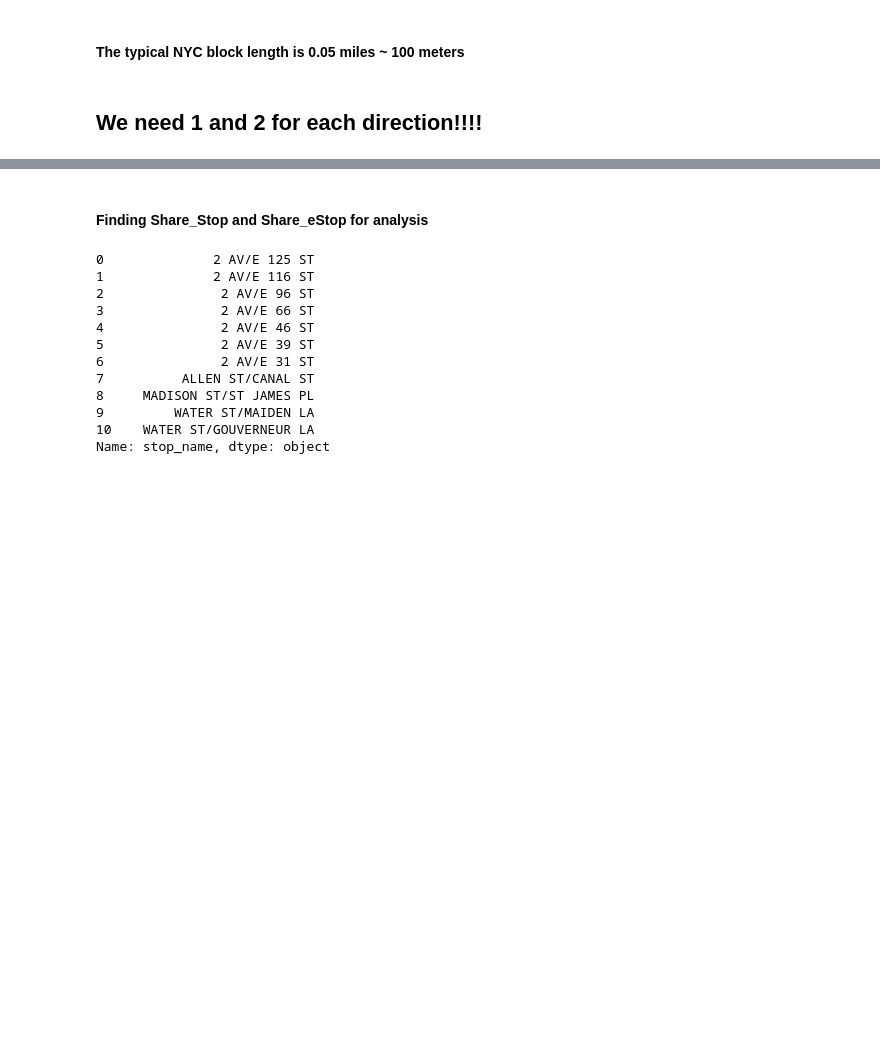
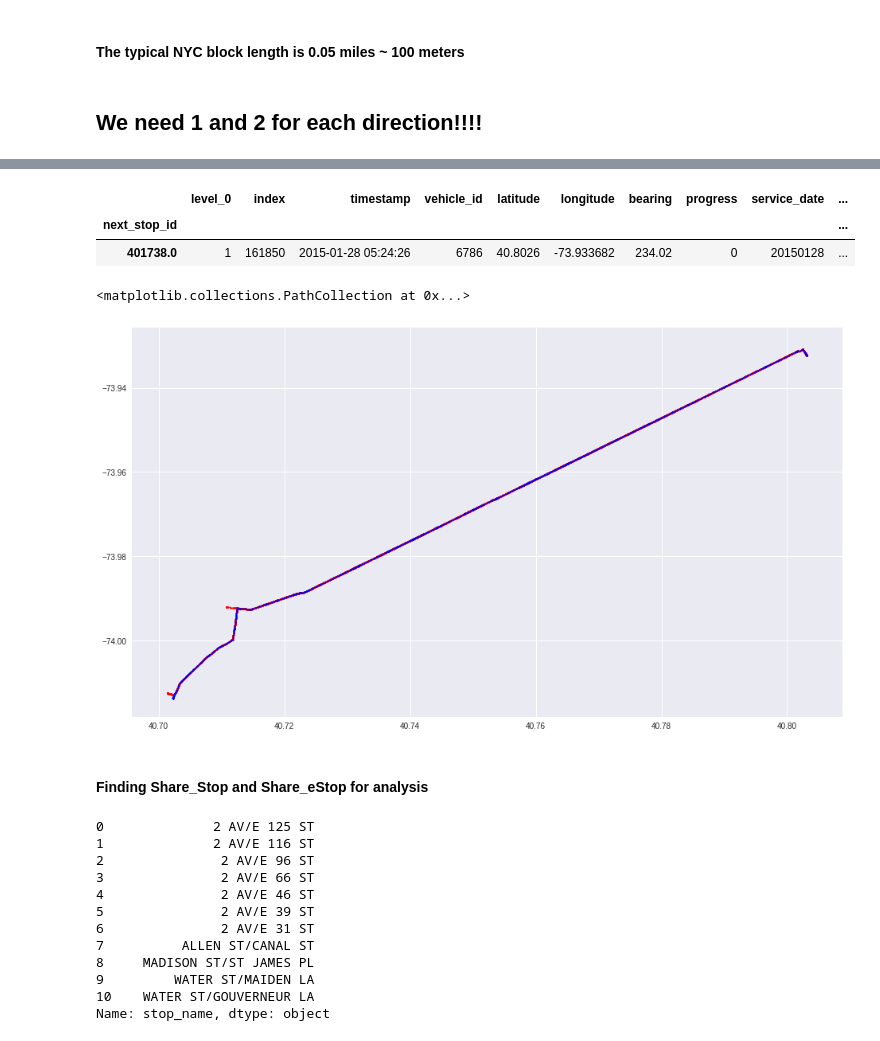
Before and after one commit to parthshah93/ads_2017, a Jupyter notebook: bustime_parth3.ipynb, the cells around one changed output, grey strips where cells are left out. Saved outputs shown, nothing was run; the diff lists cells and outputs as text; code cells hidden in the pictures; blank space fills up the shorter version.

```diff
--- a/bustime_parth3.ipynb
+++ b/bustime_parth3.ipynb
@@ -146,3 +272,19 @@ def finding_busstop(df1_regular, df2_express, meters): # df1 is regular, df2 is
+# %%
+last.head(1)
+# %% [output]
+|  | level_0 | index | timestamp | vehicle_id | latitude | longitude | bearing | progress | service_date | ... |
+| next_stop_id |  |  |  |  |  |  |  |  |  | ... |
+| 401738.0 | 1 | 161850 | 2015-01-28 05:24:26 | 6786 | 40.8026 | -73.933682 | 234.02 | 0 | 20150128 | ... |
+# %%
+plt.figure(figsize=(16, 9))
+d1 = m15_reg[m15_reg.direction_id == 0]
+sd1 = m15_sbs[m15_sbs.direction_id == 0]
+
+plt.scatter(d1.latitude, d1.longitude, s=2, c='red')
+plt.scatter(sd1.latitude, sd1.longitude, s=1, c='blue', alpha=.5)
+# %% [output]
+<matplotlib.collections.PathCollection at 0x...>
+[figure, added]
 # %% [markdown]
 #### Finding Share_Stop and Share_eStop for analysis
 # %%
```
Also changed, not shown: parts of 11 cells of this notebook.
